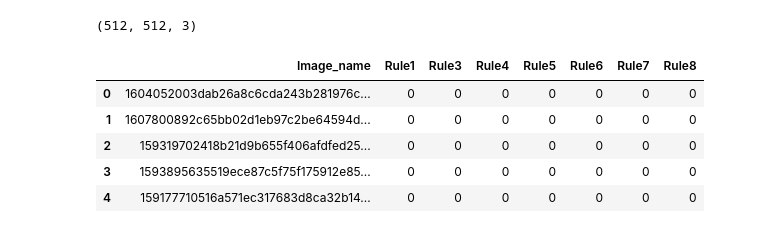
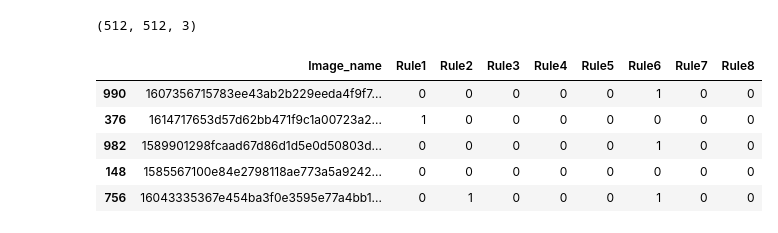
Before and after one commit to B0llerwagen/Data-Science-Case-Studies-SoSe24, a Jupyter notebook: all_models_combine/test_img.ipynb, the cells around one changed output. Cells and saved outputs as stored; diff of their text form; code cells hidden in the pictures.

Commit message:
added model2 to all model evaluation

```diff
--- a/all_models_combine/test_img.ipynb
+++ b/all_models_combine/test_img.ipynb
@@ -102,14 +102,14 @@ def predict_image(models,img_path):
 #predict_image(models=all_models)
 # %%
 import pandas as pd
-balanced_labels = pd.read_csv('../all_models_combine/chosen_labels.csv', sep=';',index_col=False)
-balanced_labels.head()
+balanced_labels = pd.read_csv('../all_models_combine/chosen_labels_all.csv', sep=';',index_col=False)
+balanced_labels.sample(5)
 # %% [output]
-|  | Image_name | Rule1 | Rule3 | Rule4 | Rule5 | Rule6 | Rule7 | Rule8 |
-| 0 | 1604052003dab26a8c6cda243b281976c... | 0 | 0 | 0 | 0 | 0 | 0 | 0 |
-| 1 | 1607800892c65bb02d1eb97c2be64594d... | 0 | 0 | 0 | 0 | 0 | 0 | 0 |
-| 2 | 159319702418b21d9b655f406afdfed25... | 0 | 0 | 0 | 0 | 0 | 0 | 0 |
-| 3 | 1593895635519ece87c5f75f175912e85... | 0 | 0 | 0 | 0 | 0 | 0 | 0 |
-| 4 | 159177710516a571ec317683d8ca32b14... | 0 | 0 | 0 | 0 | 0 | 0 | 0 |
+|  | Image_name | Rule1 | Rule2 | Rule3 | Rule4 | Rule5 | Rule6 | Rule7 | Rule8 |
+| 990 | 1607356715783ee43ab2b229eeda4f9f7... | 0 | 0 | 0 | 0 | 0 | 1 | 0 | 0 |
+| 376 | 1614717653d57d62bb471f9c1a00723a2... | 1 | 0 | 0 | 0 | 0 | 0 | 0 | 0 |
+| 982 | 1589901298fcaad67d86d1d5e0d50803d... | 0 | 0 | 0 | 0 | 0 | 1 | 0 | 0 |
+| 148 | 1585567100e84e2798118ae773a5a9242... | 0 | 0 | 0 | 0 | 0 | 0 | 0 | 0 |
+| 756 | 16043335367e454ba3f0e3595e77a4bb1... | 0 | 1 | 0 | 0 | 0 | 1 | 0 | 0 |
 # %%
 
```
Also changed, not shown: parts of 6 cells of this notebook, 5 other files.
